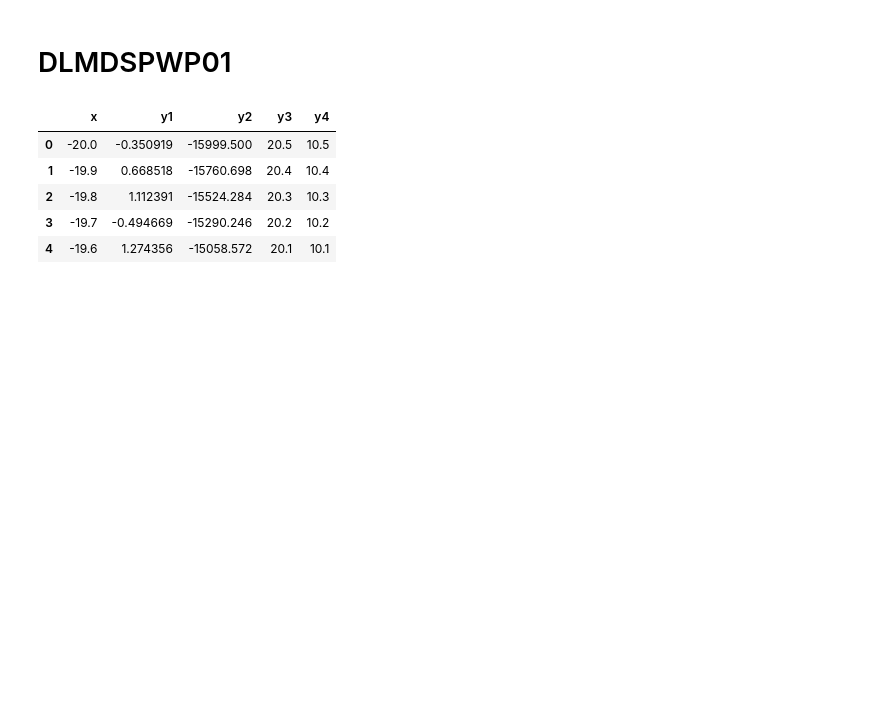
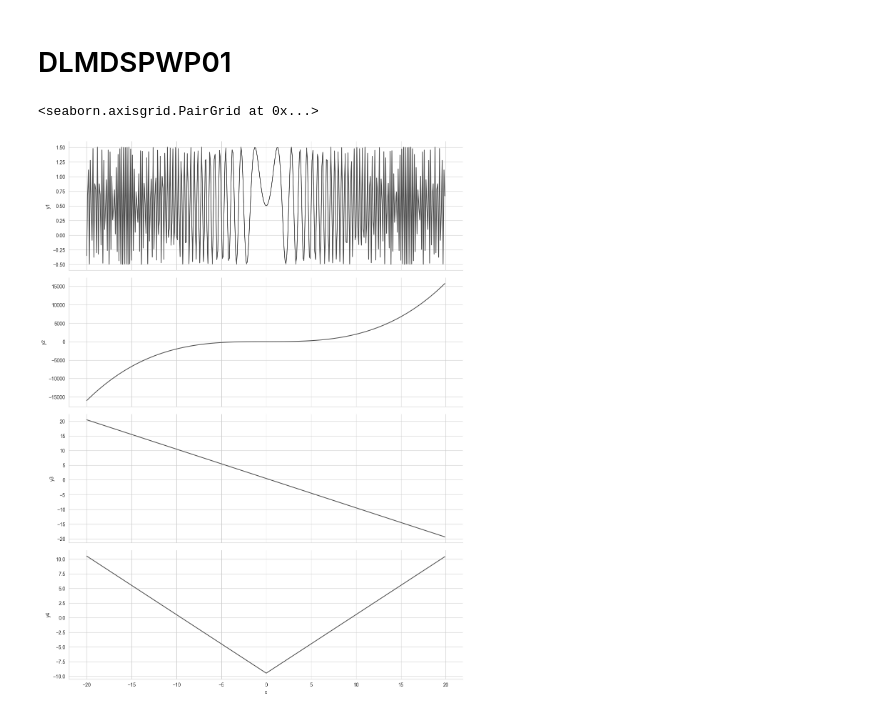
Before and after one commit to christianwcweiss/DLMDSPWP01_exam, a Jupyter notebook: main.ipynb, the cells around one changed output. Saved outputs shown, nothing was run; the diff lists cells and outputs as text; code cells hidden in the pictures; blank space fills up the shorter version.

```diff
--- a/main.ipynb
+++ b/main.ipynb
@@ -9,14 +9,12 @@ import numpy as np
 
 from entities.dataset import Dataset
-# %%
-train_df = pd.read_csv(os.path.join(".", "data", "train", "train.csv"))
-train_df.head()
-# %% [output]
-|  | x | y1 | y2 | y3 | y4 |
-| 0 | -20.0 | -0.350919 | -15999.500 | 20.5 | 10.5 |
-| 1 | -19.9 | 0.668518 | -15760.698 | 20.4 | 10.4 |
-| 2 | -19.8 | 1.112391 | -15524.284 | 20.3 | 10.3 |
-| 3 | -19.7 | -0.494669 | -15290.246 | 20.2 | 10.2 |
-| 4 | -19.6 | 1.274356 | -15058.572 | 20.1 | 10.1 |
+# %%
+train_df = pd.read_csv(os.path.join(".", "data", "train", "train.csv"))
+
+g = sns.PairGrid(train_df, x_vars=["x"], y_vars=sorted(set(train_df.columns) - { "x" }, key=lambda x: int("".join(x[1:]))), height=4, aspect=3)
+g.map(sns.lineplot, color=".3")
+# %% [output]
+<seaborn.axisgrid.PairGrid at 0x...>
+[figure, added]
 # %%
 test_df = pd.read_csv(os.path.join(".", "data", "test", "test.csv"))
```
Also changed, not shown: parts of 8 cells of this notebook, 7 other files.
